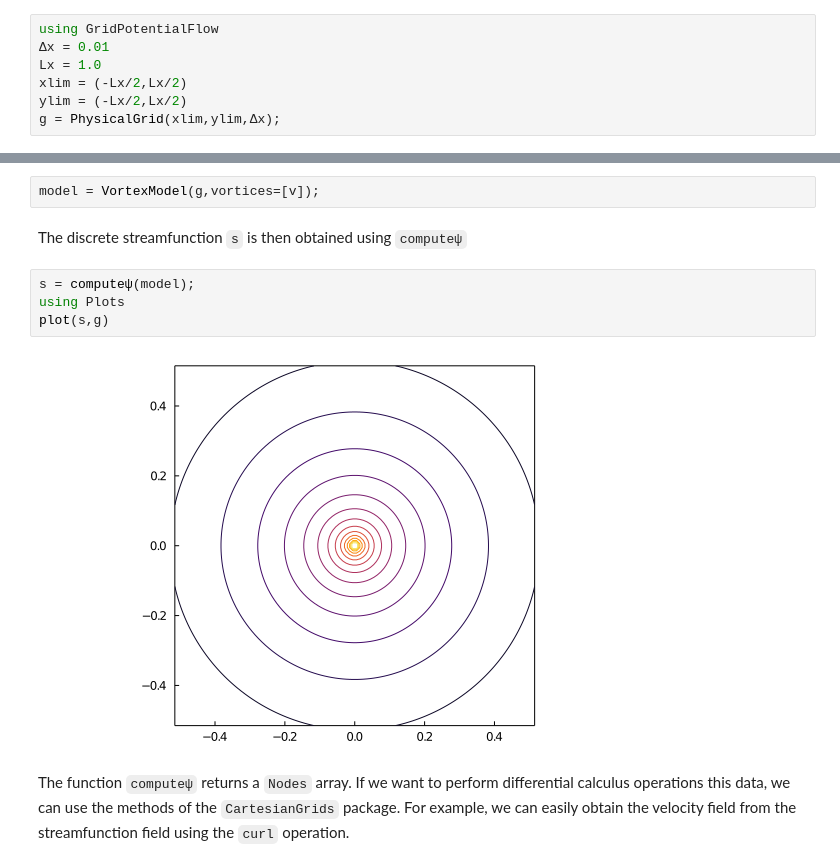
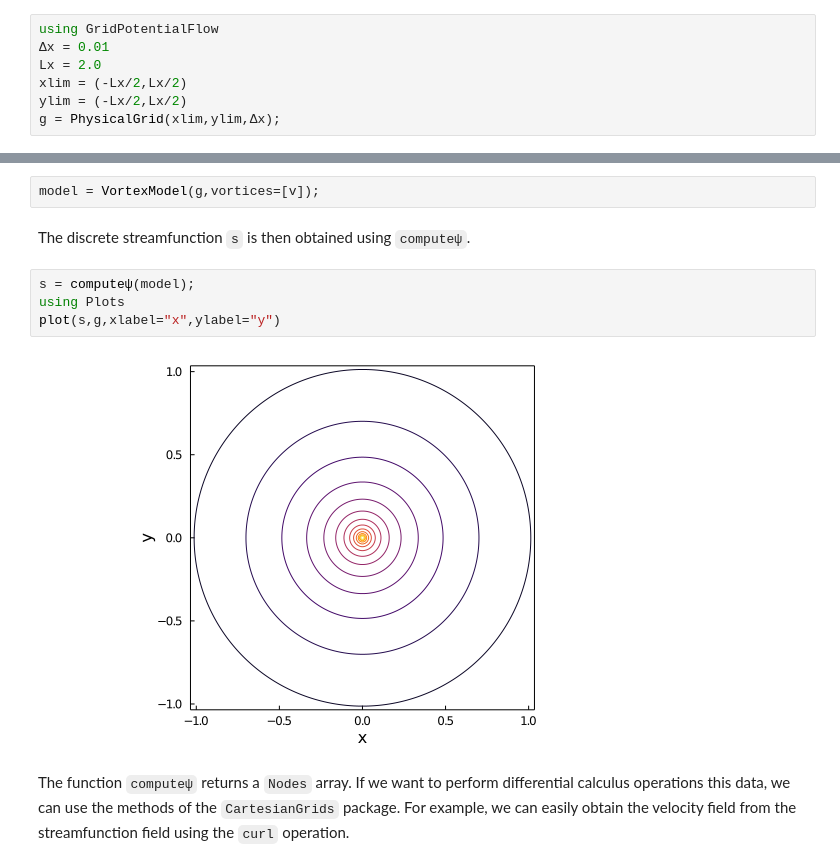
Before and after one commit to JuliaIBPM/GridPotentialFlow.jl, a Jupyter notebook: examples/1.-Basic-potential-flow-problem.ipynb, the cells around one changed output, grey strips where cells are left out. Cells and saved outputs as stored; diff of their text form.

```diff
--- a/examples/1.-Basic-potential-flow-problem.ipynb
+++ b/examples/1.-Basic-potential-flow-problem.ipynb
@@ -18,7 +18,7 @@ The first step in creating *any* `GridPotentialFlow` model is to create a `Physi
 # %%
 using GridPotentialFlow
 Δx = 0.01
-Lx = 1.0
+Lx = 2.0
 xlim = (-Lx/2,Lx/2)
 ylim = (-Lx/2,Lx/2)
 g = PhysicalGrid(xlim,ylim,Δx);
@@ -31,13 +31,13 @@ Now we can create a `VortexModel` using the grid and an array containing the poi
 # %%
 model = VortexModel(g,vortices=[v]);
 # %% [markdown]
-The discrete streamfunction `s` is then obtained using `computeψ`
+The discrete streamfunction `s` is then obtained using `computeψ`.
 # %%
 s = computeψ(model);
 using Plots
-plot(s,g)
+plot(s,g,xlabel="x",ylabel="y")
 # %% [output]
-[figure, old version]
+[figure, new version]
 # %% [markdown]
 The function `computeψ` returns a `Nodes` array. If we want to perform differential calculus operations this data, we can use the methods of the  `CartesianGrids` package. For example, we can easily obtain the velocity field from the streamfunction field using the `curl` operation.
 # %%
```
Also changed, not shown: parts of 12 cells of this notebook, 14 other files.
